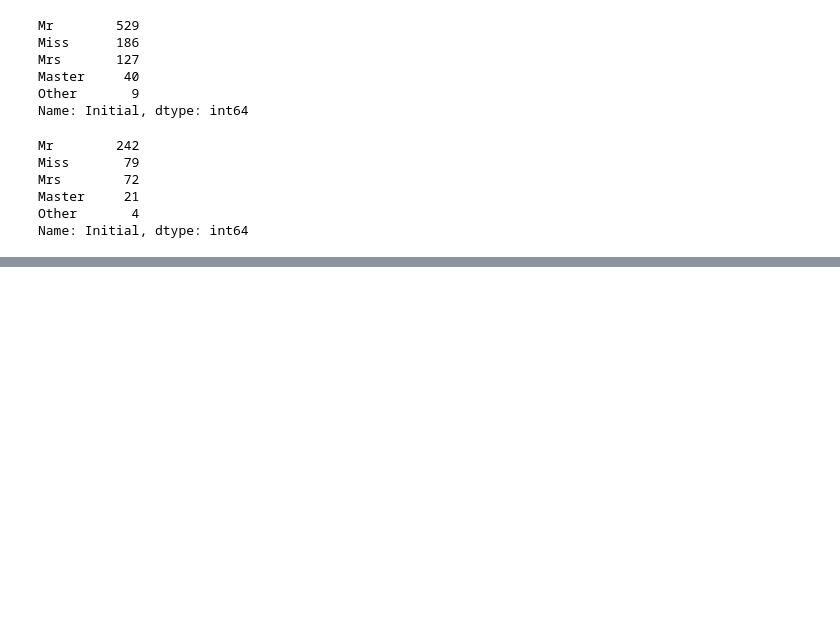
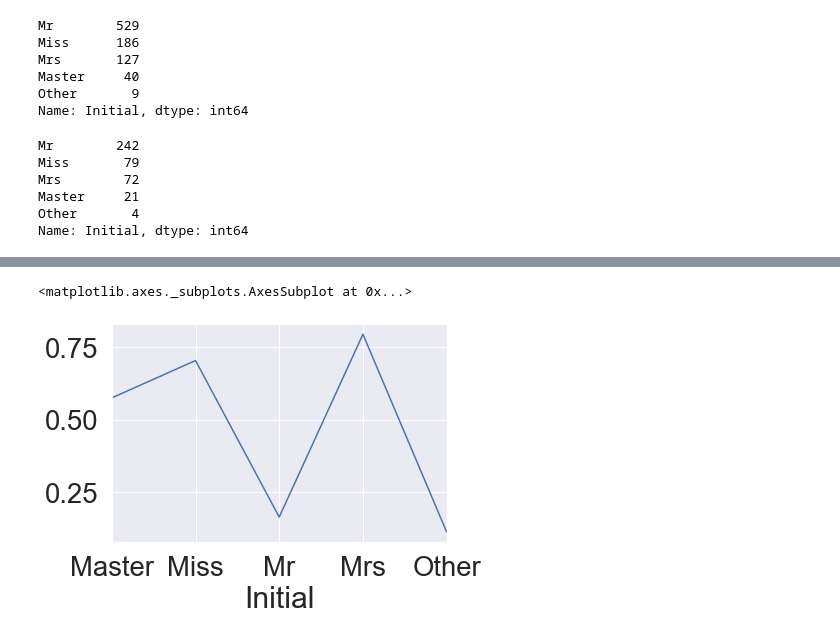
Before and after one commit to Jerrykim91/Pandas_Study, a Jupyter notebook: Titanic_from_Kaggle_kr/Reading_Count_1st/Titanic_02.ipynb, the cells around one changed output, grey strips where cells are left out. Cells and saved outputs as stored; diff of their text form; code cells hidden in the pictures; blank space fills up the shorter version.

```diff
--- a/Titanic_from_Kaggle_kr/Reading_Count_1st/Titanic_02.ipynb
+++ b/Titanic_from_Kaggle_kr/Reading_Count_1st/Titanic_02.ipynb
@@ -232,0 +249,7 @@ Name: Initial, dtype: int64
+# %%
+# 그래프로 그려보자 - plot
+# 좀 더 명확해야한다. -> 눈에 확띠는 !!
+df_train.groupby('Initial').Survived.mean().plot()
+# %% [output]
+<matplotlib.axes._subplots.AxesSubplot at 0x...>
+[figure, added]
```
Also changed, not shown: parts of 63 cells of this notebook.
